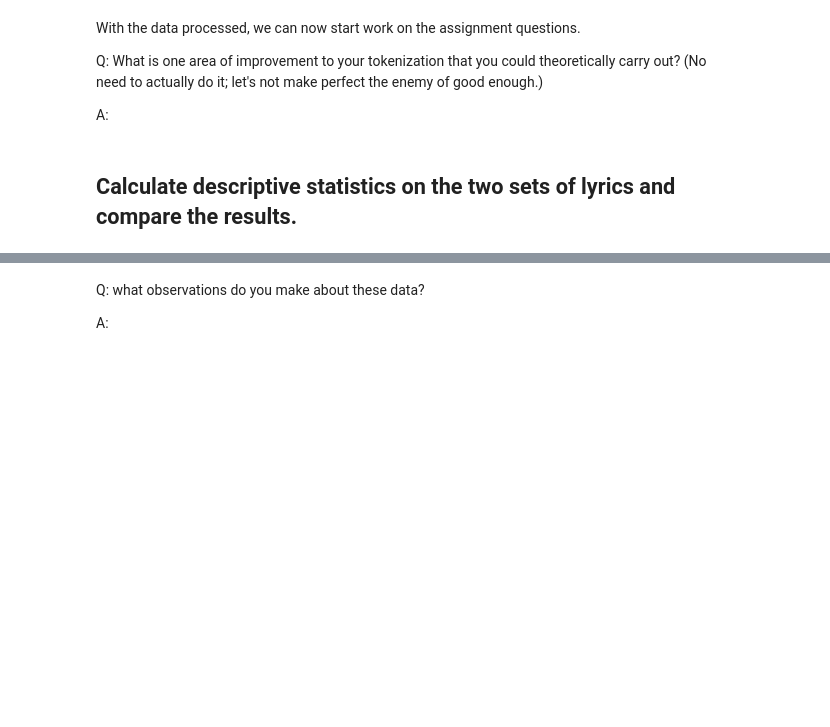
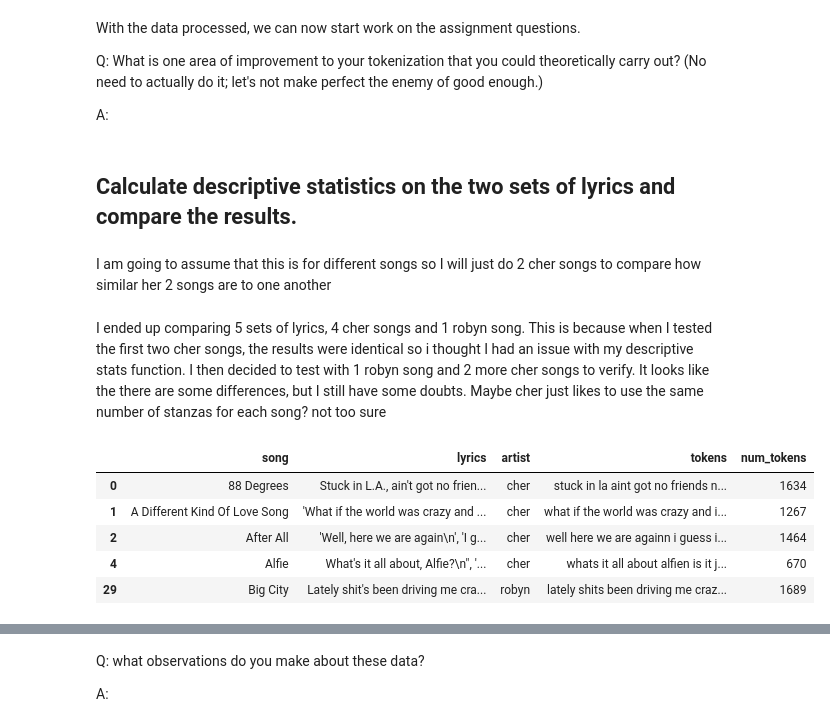
Before and after one commit to munipayal1/MADS-509-Module-3, a Jupyter notebook: Group_Comparison.ipynb, the cells around one changed output, grey strips where cells are left out. Cells and saved outputs as stored; diff of their text form; code cells hidden in the pictures; blank space fills up the shorter version.

```diff
--- a/Group_Comparison.ipynb
+++ b/Group_Comparison.ipynb
@@ -335,0 +370,30 @@ A:
+# %% [markdown]
+I am going to assume that this is for different songs
+so I will just do 2 cher songs to compare how similar
+her 2 songs are to one another
+# %% [markdown]
+I ended up comparing 5 sets of lyrics,
+4 cher songs and 1 robyn song.
+This is because when I tested the first two
+cher songs, the results were identical so i thought I had
+an issue with my descriptive stats function.
+I then decided to test with 1 robyn song and
+2 more cher songs to verify. It looks like the
+there are some differences, but I still have some doubts.
+Maybe cher just likes to use the same number of stanzas
+for each song? not too sure
+# %%
+#selecting first 2 rows of the data frame
+#source: https://www.geeksforgeeks.org/
+#get-the-first-3-rows-of-a-given-dataframe/
+
+cher_2_songs = lyrics_data.iloc[[0,1,2,4,29]]
+# %%
+cher_2_songs.head()
+# %% [output]
+|  | song | lyrics | artist | tokens | num_tokens |
+| 0 | 88 Degrees | Stuck in L.A., ain't got no frien... | cher | stuck in la aint got no friends n... | 1634 |
+| 1 | A Different Kind Of Love Song | 'What if the world was crazy and ... | cher | what if the world was crazy and i... | 1267 |
+| 2 | After All | 'Well, here we are again\n', 'I g... | cher | well here we are againn i guess i... | 1464 |
+| 4 | Alfie | What's it all about, Alfie?\n", '... | cher | whats it all about alfien is it j... | 670 |
+| 29 | Big City | Lately shit's been driving me cra... | robyn | lately shits been driving me craz... | 1689 |
```
Also changed, not shown: parts of 16 cells of this notebook.
